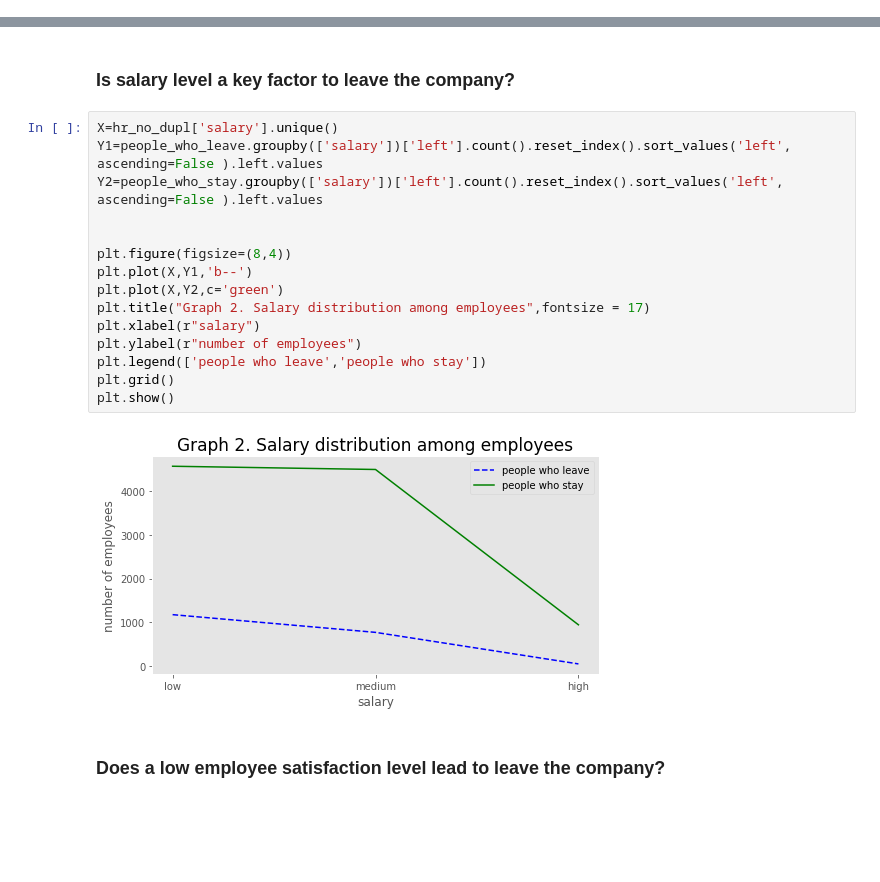
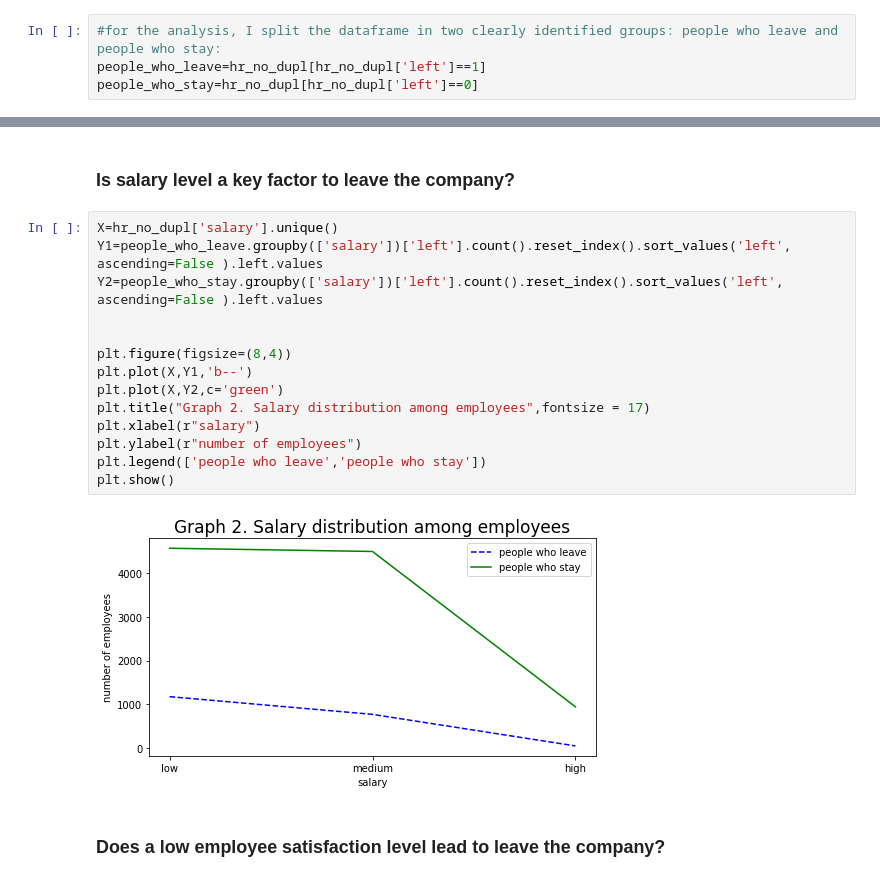
Before and after one commit to MariaGamero/TFM-ReasonsforEmployeeTurnover, a Jupyter notebook: Employee_retention.ipynb, the cells around one changed output, grey strips where cells are left out. Saved outputs shown, nothing was run; the diff lists cells and outputs as text; blank space fills up the shorter version.

```diff
--- a/Employee_retention.ipynb
+++ b/Employee_retention.ipynb
@@ -134,3 +148,7 @@ print(len(people_who_stay))  #number of people who stay
 hr_no_dupl['left'].mean()*100
 # %% [output]
 16.604119756484028
+# %%
+#for the analysis, I split the dataframe in two clearly identified groups: people who leave and people who stay:
+people_who_leave=hr_no_dupl[hr_no_dupl['left']==1]
+people_who_stay=hr_no_dupl[hr_no_dupl['left']==0]
@@ -158,20 +188,19 @@ plt.show()
 # %%
 X=hr_no_dupl['salary'].unique()
 Y1=people_who_leave.groupby(['salary'])['left'].count().reset_index().sort_values('left', ascending=False ).left.values
 Y2=people_who_stay.groupby(['salary'])['left'].count().reset_index().sort_values('left', ascending=False ).left.values
 
 
 plt.figure(figsize=(8,4))
 plt.plot(X,Y1,'b--')
 plt.plot(X,Y2,c='green')
 plt.title("Graph 2. Salary distribution among employees",fontsize = 17)
 plt.xlabel(r"salary")
 plt.ylabel(r"number of employees")
 plt.legend(['people who leave','people who stay'])
-plt.grid()
 plt.show()
 # %% [output]
-[figure, old version]
+[figure, new version]
 # %% [markdown]
 ### Does a low employee satisfaction level lead to leave the company?
 # %%
```
Also changed, not shown: parts of 11 cells of this notebook.
